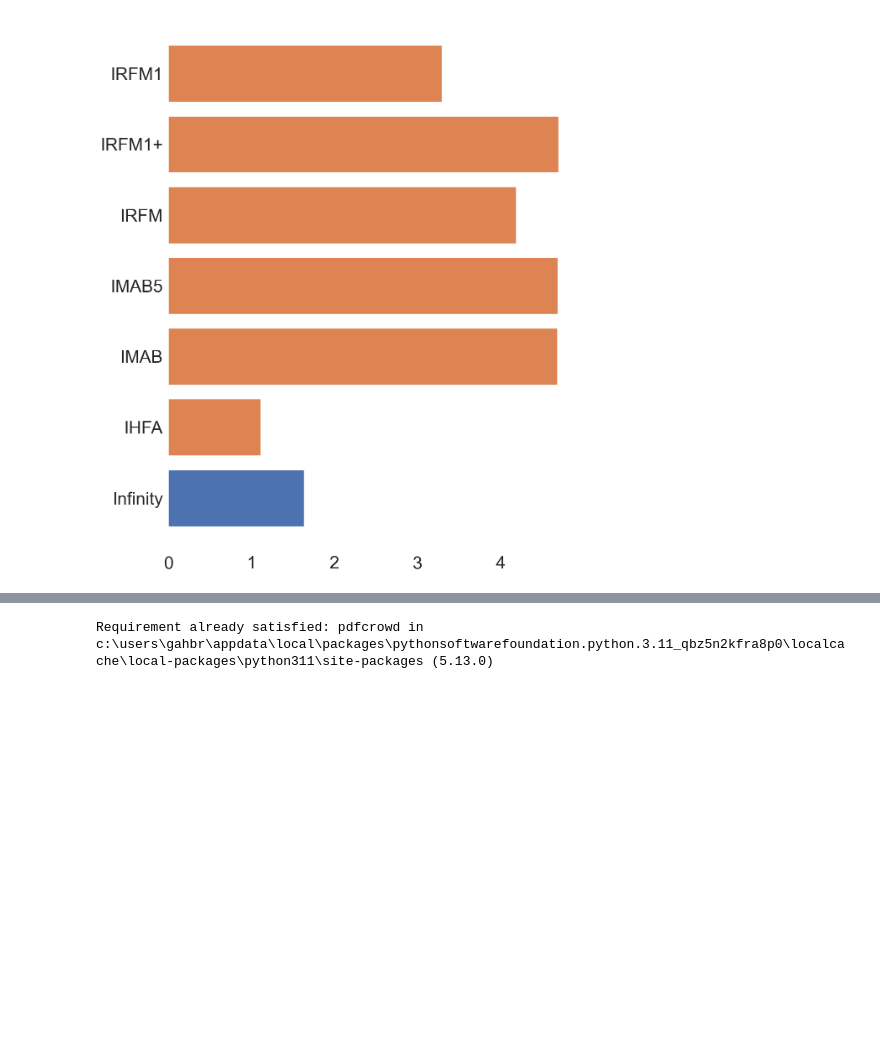
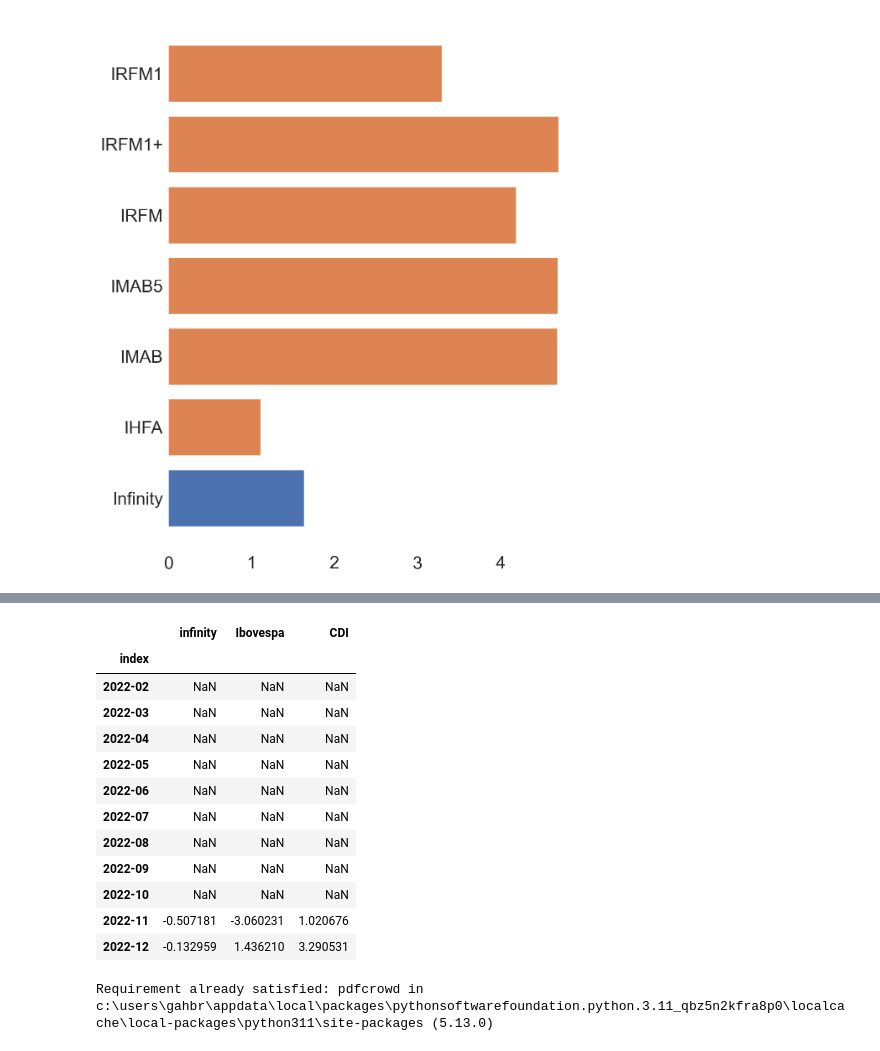
Before and after one commit to gmenezess/Publico, a Jupyter notebook: onepage.ipynb, the cells around one changed output, grey strips where cells are left out. Drawn from its saved outputs; the diff is of its cells as text; code cells hidden in the pictures; blank space fills up the shorter version.

```diff
--- a/onepage.ipynb
+++ b/onepage.ipynb
@@ -771,3 +907,20 @@ See the caveats in the documentation: https://pandas.pydata.org/pandas-docs/stab
+# %%
+df_acumulado = (1 + ano_2022).cumprod() - 1
+df_acumulado
+# %% [output]
+|  | infinity | Ibovespa | CDI |
+| index |  |  |  |
+| 2022-02 | NaN | NaN | NaN |
+| 2022-03 | NaN | NaN | NaN |
+| 2022-04 | NaN | NaN | NaN |
+| 2022-05 | NaN | NaN | NaN |
+| 2022-06 | NaN | NaN | NaN |
+| 2022-07 | NaN | NaN | NaN |
+| 2022-08 | NaN | NaN | NaN |
+| 2022-09 | NaN | NaN | NaN |
+| 2022-10 | NaN | NaN | NaN |
+| 2022-11 | -0.507181 | -3.060231 | 1.020676 |
+| 2022-12 | -0.132959 | 1.436210 | 3.290531 |
 # %%
 import pdfcrowd
 import sys
```
Also changed, not shown: parts of 10 cells of this notebook, 4 other files.
